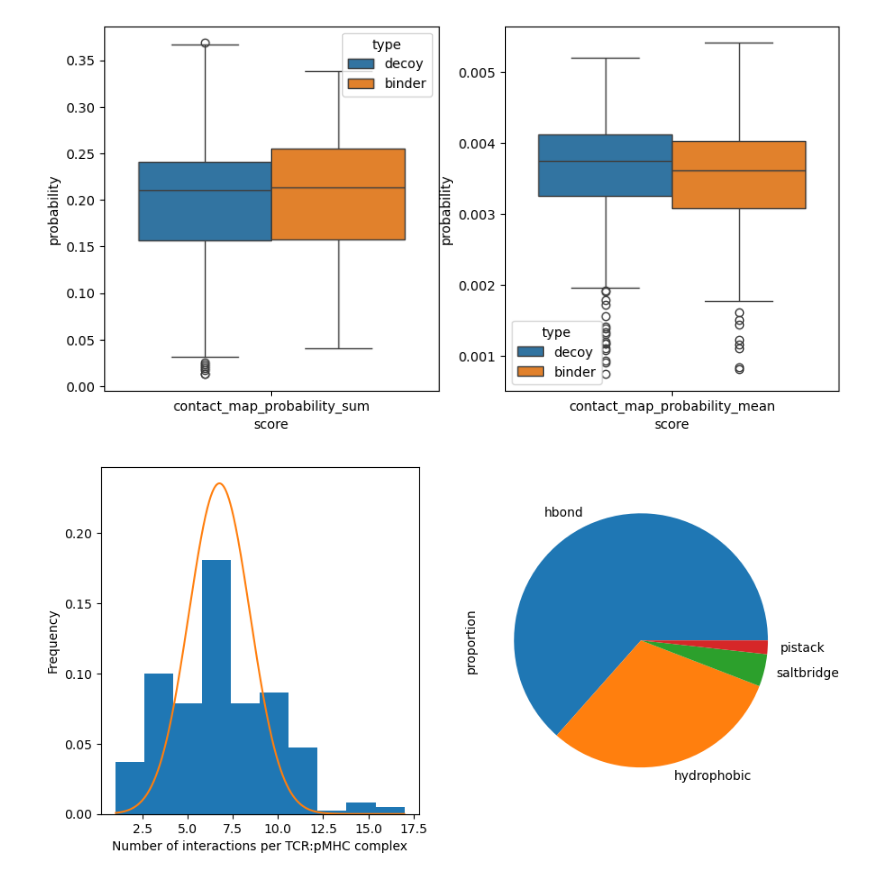
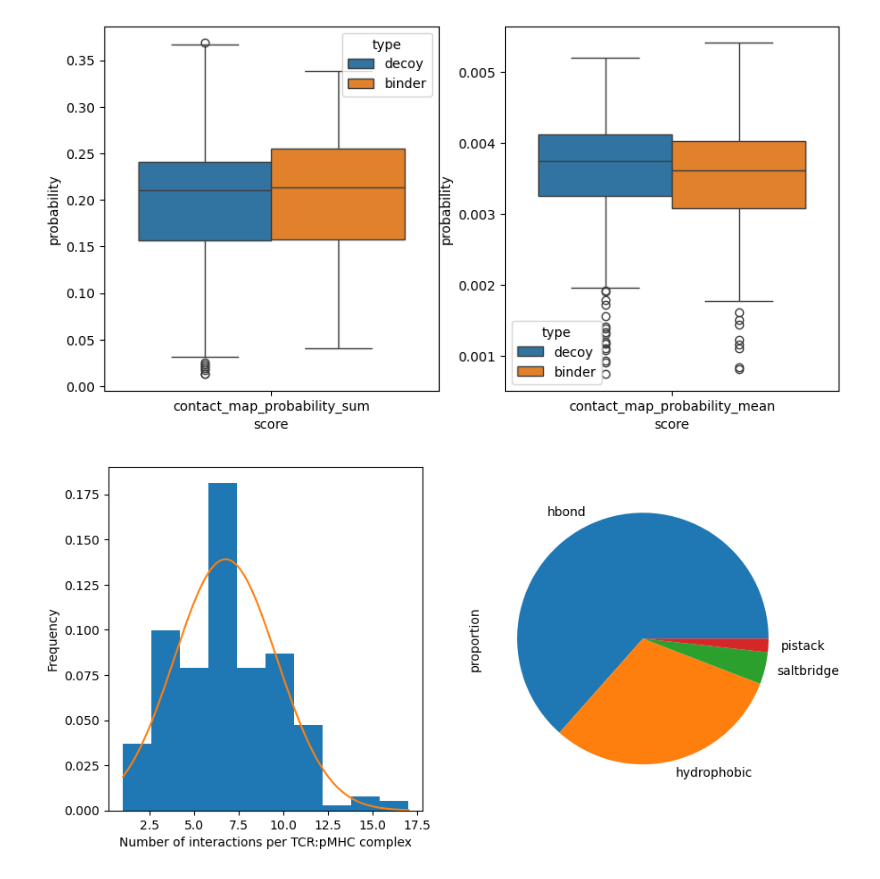
Before and after one commit to benjiemc/tcr-pmhc-predicted-structures, a Jupyter notebook: notebooks/compare_structural_features_to_confidence.ipynb, the cells around one changed output. Cells and saved outputs as stored; diff of their text form; code cells hidden in the pictures.

```diff
--- a/notebooks/compare_structural_features_to_confidence.ipynb
+++ b/notebooks/compare_structural_features_to_confidence.ipynb
@@ -187,19 +187,19 @@ num_interactions = interactions.groupby('name').size()
 # %%
 fig, axes = plt.subplots(1, 2, figsize=(10, 5))
 
 num_interactions.plot.hist(ax=axes[0], density=True)
 x = np.linspace(num_interactions.min(), num_interactions.max(), 1000)
-y = scipy.stats.norm.pdf(x, loc=num_interactions.mean(), scale=np.sqrt(num_interactions.std()))
+y = scipy.stats.norm.pdf(x, loc=num_interactions.mean(), scale=num_interactions.std())
 
 axes[0].plot(x, y, '-')
 
 axes[0].set_xlabel('Number of interactions per TCR:pMHC complex')
 
 interactions.value_counts('type', normalize=True).plot.pie(ax=axes[1])
 
 plt.show()
 # %% [output]
-[figure, old version]
+[figure, new version]
 # %%
 interaction_types = interactions.value_counts(['type', 'name'])
 # %%
```
Also changed, not shown: parts of 8 cells of this notebook.
